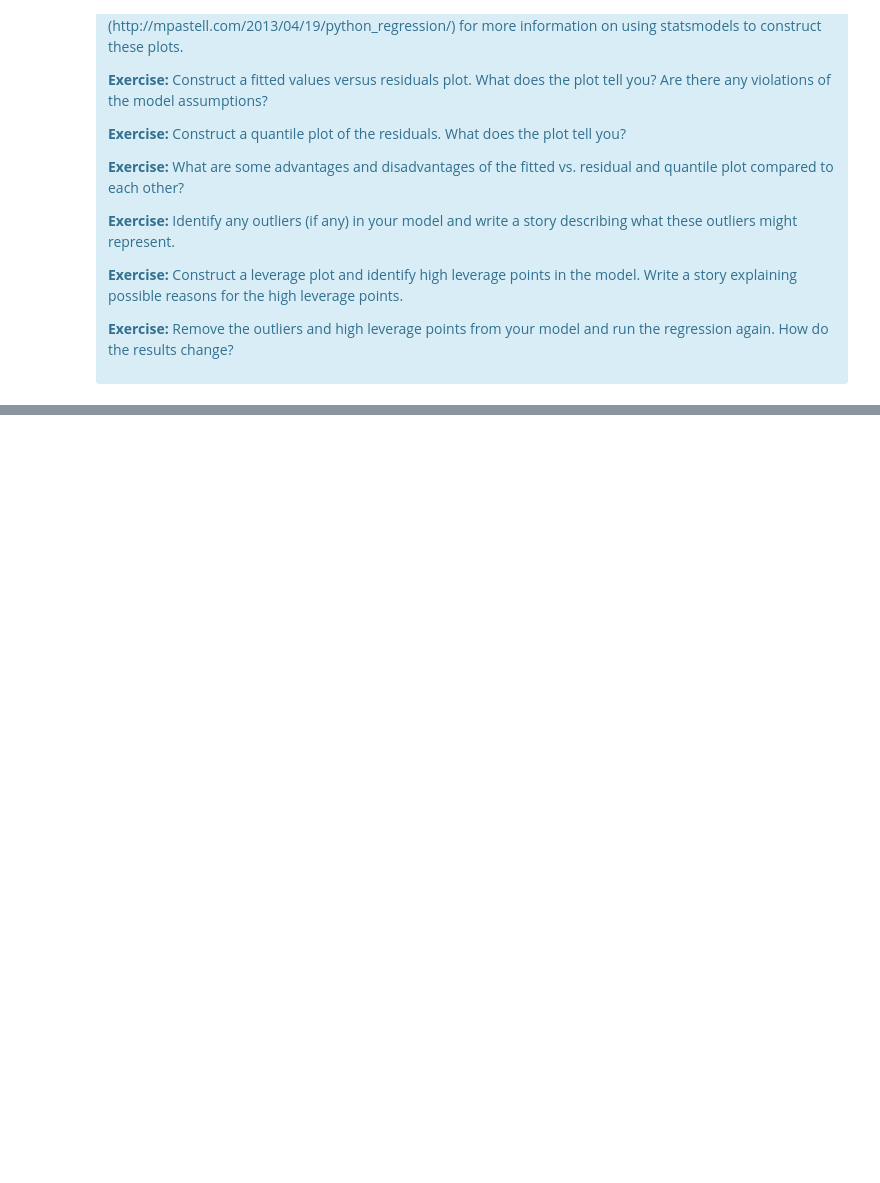
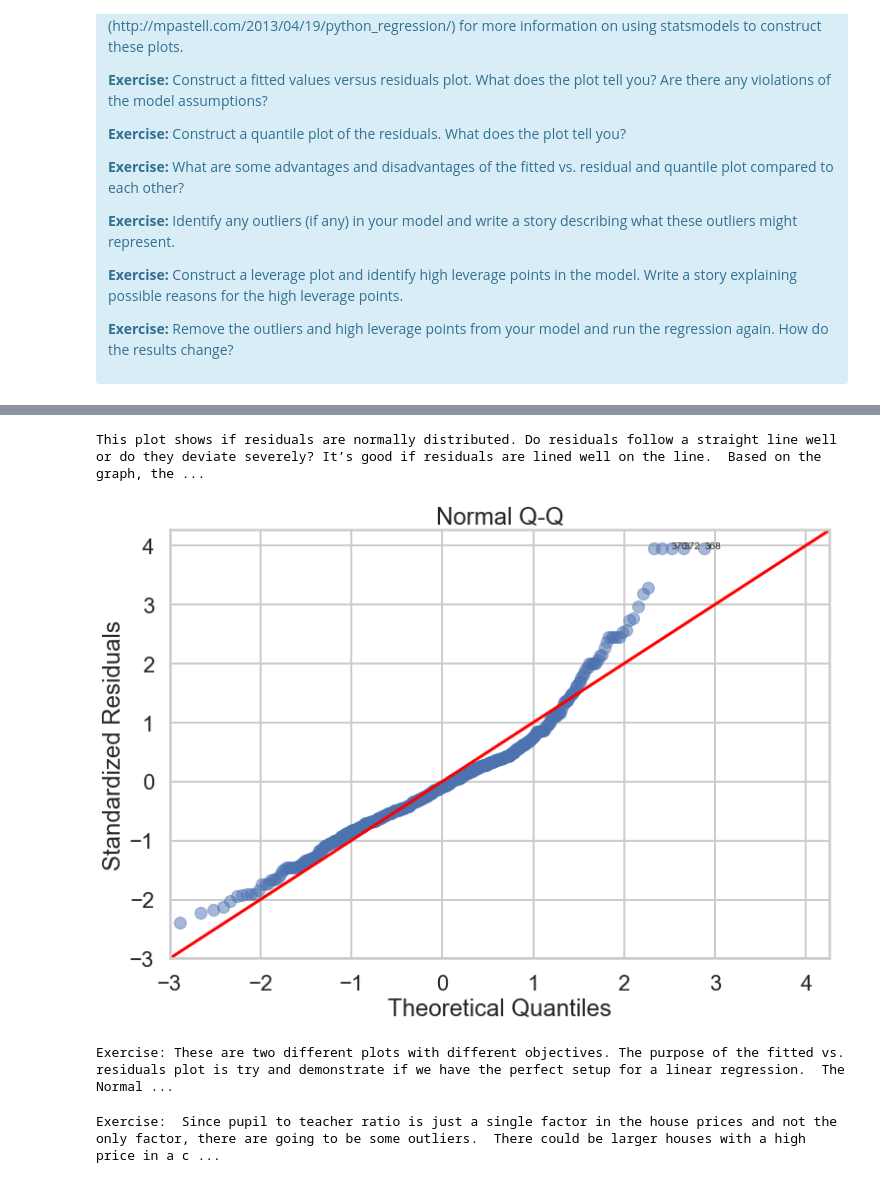
Before and after one commit to addiwei/Springboard, a Jupyter notebook: Mini_Project_Linear_Regression.ipynb, the cells around one changed output, grey strips where cells are left out. Cells and saved outputs as stored; diff of their text form; code cells hidden in the pictures; blank space fills up the shorter version.

```diff
--- a/Mini_Project_Linear_Regression.ipynb
+++ b/Mini_Project_Linear_Regression.ipynb
@@ -709,0 +890,38 @@ There are some other issues that are important investigate with linear regressio
+# %%
+# Exercise: Construct a quantile plot of the residuals. What does the plot tell you?
+from statsmodels.graphics.gofplots import ProbPlot
+
+QQ = ProbPlot(model_norm_residuals)
+plot_lm_2 = QQ.qqplot(line='45', alpha=0.5, color='#4C72B0', lw=1)
+
+plot_lm_2.set_figheight(8)
+plot_lm_2.set_figwidth(12)
+
+plot_lm_2.axes[0].set_title('Normal Q-Q')
+plot_lm_2.axes[0].set_xlabel('Theoretical Quantiles')
+plot_lm_2.axes[0].set_ylabel('Standardized Residuals');
+
+# annotations
+abs_norm_resid = np.flip(np.argsort(np.abs(model_norm_residuals)), 0)
+abs_norm_resid_top_3 = abs_norm_resid[:3]
+
+for r, i in enumerate(abs_norm_resid_top_3):
+    plot_lm_2.axes[0].annotate(i,
+                               xy=(np.flip(QQ.theoretical_quantiles, 0)[r],
+                                   model_norm_residuals[i]));
+
+print('This plot shows if residuals are normally distributed. Do residuals follow a straight line well or do they deviate severely? It’s good if residuals are lined well on the line.  Based on the graph, the residuals look pretty normal with a few outliers near the top and bottom which is normal.')
+# %% [output]
+This plot shows if residuals are normally distributed. Do residuals follow a straight line well or do they deviate severely? It’s good if residuals are lined well on the line.  Based on the graph, the ...
+[figure, added]
+# %%
+# Exercise: What are some advantages and disadvantages of the fitted vs. residual and quantile plot compared to each other?
+
+print('Exercise: These are two different plots with different objectives. The purpose of the fitted vs. residuals plot is try and demonstrate if we have the perfect setup for a linear regression.  The Normal QQ plot helps us to assess whether the residuals are roughly normally distributed. If the residuals look far from normal we may be in trouble. In particular, if the residual tend to be larger in magnitude than what we would expect from the normal distribution, then our p-values and confidence intervals may be too unrealstic and we might have failed to adequately account for the full variability of the data.  In other words the residual vs. fitted plot shows us whether linear model is a good model while the QQ plot can tell us about the strength of the model.  When analyzing a complicated model, it is useful to have several differeng diagnostic plots to help analyze the model')
+# %% [output]
+Exercise: These are two different plots with different objectives. The purpose of the fitted vs. residuals plot is try and demonstrate if we have the perfect setup for a linear regression.  The Normal ...
+# %%
+#Exercise: Identify any outliers (if any) in your model and write a story describing what these outliers might represent.
+print('Exercise:  Since pupil to teacher ratio is just a single factor in the house prices and not the only factor, there are going to be some outliers.  There could be larger houses with a high price in a community with fewer teachers or vice versa.  These would be outliers in the data and would result in a large residual.')
+# %% [output]
+Exercise:  Since pupil to teacher ratio is just a single factor in the house prices and not the only factor, there are going to be some outliers.  There could be larger houses with a high price in a c ...
```
Also changed, not shown: parts of 36 cells of this notebook, 1 other file.
